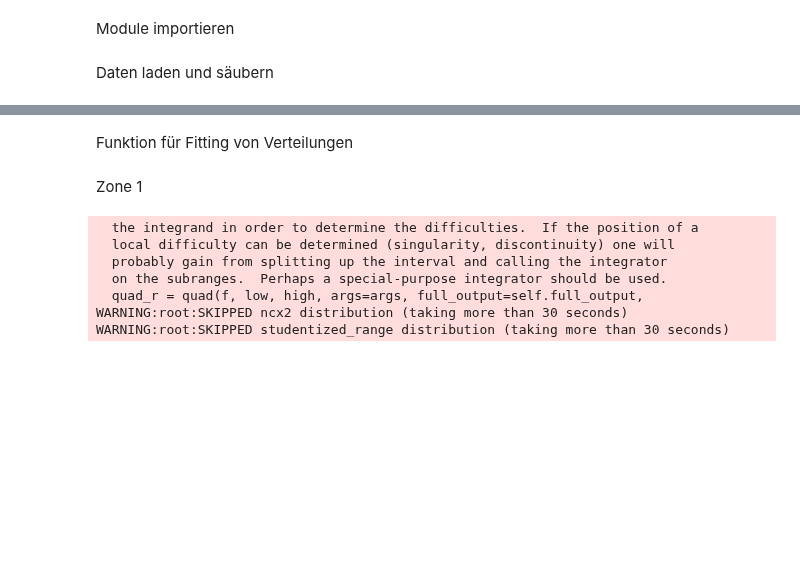
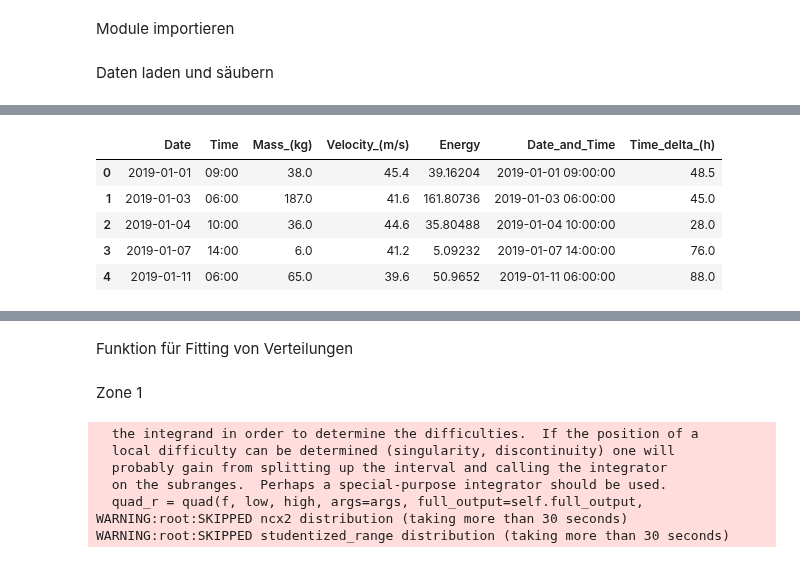
Before and after one commit to lhenchoz/cwm1, a Jupyter notebook: Steinschlag_v1.ipynb, the cells around one changed output, grey strips where cells are left out. Drawn from its saved outputs; the diff is of its cells as text; code cells hidden in the pictures; blank space fills up the shorter version.

```diff
--- a/Steinschlag_v1.ipynb
+++ b/Steinschlag_v1.ipynb
@@ -63,0 +81,9 @@ df2 = open_csv_to_df("./out_2.csv")
+# %%
+df2.head(5)
+# %% [output]
+|  | Date | Time | Mass_(kg) | Velocity_(m/s) | Energy | Date_and_Time | Time_delta_(h) |
+| 0 | 2019-01-01 | 09:00 | 38.0 | 45.4 | 39.16204 | 2019-01-01 09:00:00 | 48.5 |
+| 1 | 2019-01-03 | 06:00 | 187.0 | 41.6 | 161.80736 | 2019-01-03 06:00:00 | 45.0 |
+| 2 | 2019-01-04 | 10:00 | 36.0 | 44.6 | 35.80488 | 2019-01-04 10:00:00 | 28.0 |
+| 3 | 2019-01-07 | 14:00 | 6.0 | 41.2 | 5.09232 | 2019-01-07 14:00:00 | 76.0 |
+| 4 | 2019-01-11 | 06:00 | 65.0 | 39.6 | 50.9652 | 2019-01-11 06:00:00 | 88.0 |
```
Also changed, not shown: parts of 5 cells of this notebook.
